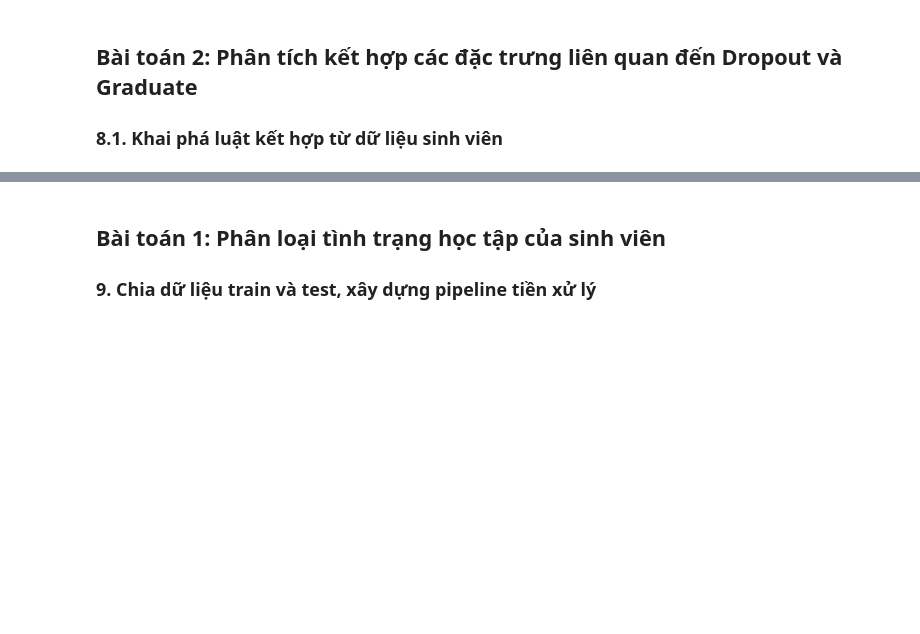
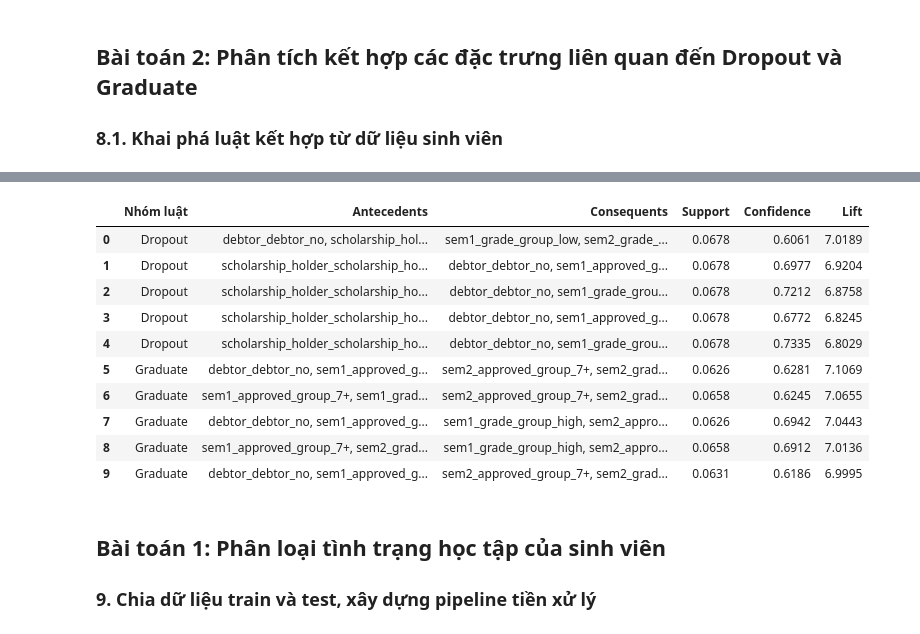
Before and after one commit to bibo0610/DATAMINING_20, a Jupyter notebook: dataset2/student_dropout_academic_success.ipynb, the cells around one changed output, grey strips where cells are left out. Drawn from its saved outputs; the diff is of its cells as text; code cells hidden in the pictures; blank space fills up the shorter version.

Commit message:
fully table

```diff
--- a/dataset2/student_dropout_academic_success.ipynb
+++ b/dataset2/student_dropout_academic_success.ipynb
@@ -659,3 +659,41 @@ Top luật cho target_graduate:
+# %%
+import pandas as pd
+
+pd.set_option("display.max_colwidth", None)
+pd.set_option("display.max_columns", None)
+pd.set_option("display.width", None)
+
+report_cols = ["antecedents_str", "consequents_str", "support", "confidence", "lift"]
+
+dropout_rules_top = dropout_rules[report_cols].copy().head(5)
+graduate_rules_top = graduate_rules[report_cols].copy().head(5)
+
+dropout_rules_top["Rule_Group"] = "Dropout"
+graduate_rules_top["Rule_Group"] = "Graduate"
+
+rules_report = pd.concat([dropout_rules_top, graduate_rules_top], ignore_index=True)
+
+rules_report = rules_report[["Rule_Group", "antecedents_str", "consequents_str", "support", "confidence", "lift"]]
+
+rules_report["support"] = rules_report["support"].round(4)
+rules_report["confidence"] = rules_report["confidence"].round(4)
+rules_report["lift"] = rules_report["lift"].round(4)
+
+rules_report.columns = ["Nhóm luật", "Antecedents", "Consequents", "Support", "Confidence", "Lift"]
+
+display(rules_report)
+# %% [output]
+|  | Nhóm luật | Antecedents | Consequents | Support | Confidence | Lift |
+| 0 | Dropout | debtor_debtor_no, scholarship_hol... | sem1_grade_group_low, sem2_grade_... | 0.0678 | 0.6061 | 7.0189 |
+| 1 | Dropout | scholarship_holder_scholarship_ho... | debtor_debtor_no, sem1_approved_g... | 0.0678 | 0.6977 | 6.9204 |
+| 2 | Dropout | scholarship_holder_scholarship_ho... | debtor_debtor_no, sem1_grade_grou... | 0.0678 | 0.7212 | 6.8758 |
+| 3 | Dropout | scholarship_holder_scholarship_ho... | debtor_debtor_no, sem1_approved_g... | 0.0678 | 0.6772 | 6.8245 |
+| 4 | Dropout | scholarship_holder_scholarship_ho... | debtor_debtor_no, sem1_grade_grou... | 0.0678 | 0.7335 | 6.8029 |
+| 5 | Graduate | debtor_debtor_no, sem1_approved_g... | sem2_approved_group_7+, sem2_grad... | 0.0626 | 0.6281 | 7.1069 |
+| 6 | Graduate | sem1_approved_group_7+, sem1_grad... | sem2_approved_group_7+, sem2_grad... | 0.0658 | 0.6245 | 7.0655 |
+| 7 | Graduate | debtor_debtor_no, sem1_approved_g... | sem1_grade_group_high, sem2_appro... | 0.0626 | 0.6942 | 7.0443 |
+| 8 | Graduate | sem1_approved_group_7+, sem2_grad... | sem1_grade_group_high, sem2_appro... | 0.0658 | 0.6912 | 7.0136 |
+| 9 | Graduate | debtor_debtor_no, sem1_approved_g... | sem2_approved_group_7+, sem2_grad... | 0.0631 | 0.6186 | 6.9995 |
 # %% [markdown]
 ## Bài toán 1: Phân loại tình trạng học tập của sinh viên
 ### 9. Chia dữ liệu train và test, xây dựng pipeline tiền xử lý
```
Also changed, not shown: parts of 1 cell of this notebook, 1 other file.
